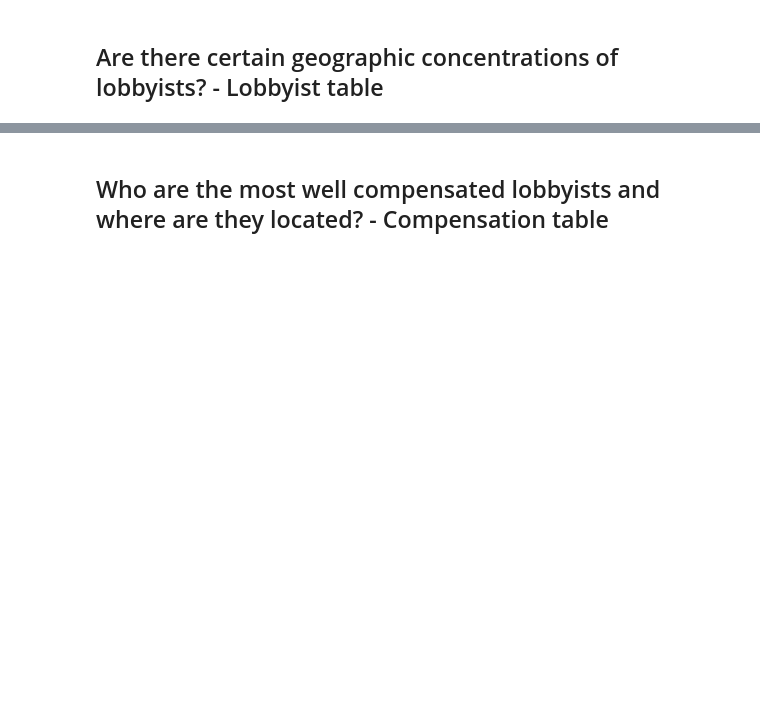
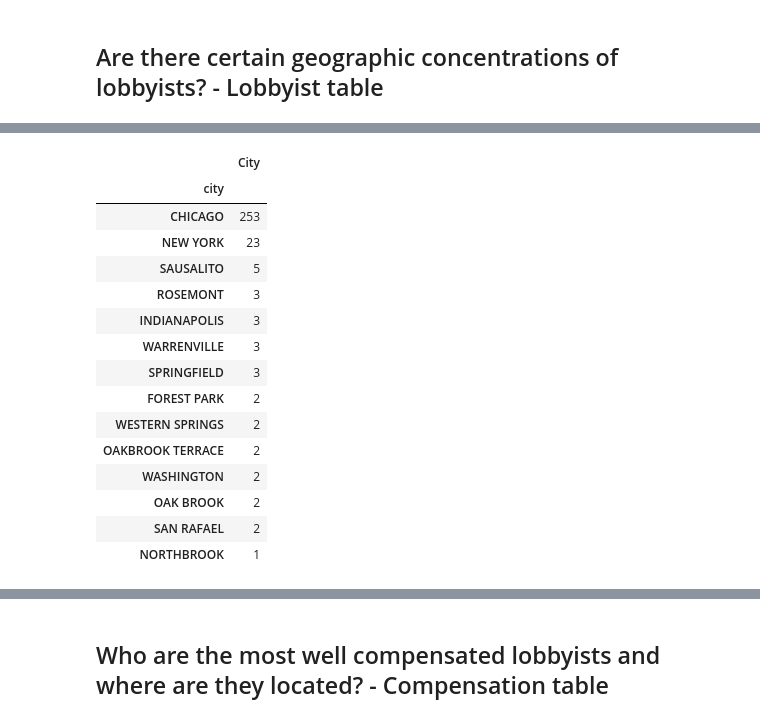
Before and after one commit to eabouche/group-project-3-lobbyist-analysis, a Jupyter notebook: Lobbyist_ETL_and_Analysis.ipynb, the cells around one changed output, grey strips where cells are left out. Saved outputs shown, nothing was run; the diff lists cells and outputs as text; code cells hidden in the pictures; blank space fills up the shorter version.

```diff
--- a/Lobbyist_ETL_and_Analysis.ipynb
+++ b/Lobbyist_ETL_and_Analysis.ipynb
@@ -433 +666,24 @@ top_20_df.head(20)
+# %%
+# Converting series above into dataframe
+
+chicago_lobbyists_concentration = {'City': top_20_df}
+chicago_lobbyists_concentration_df = pd.DataFrame(chicago_lobbyists_concentration)
+chicago_lobbyists_concentration_df.head(14)
+# %% [output]
+|  | City |
+| city |  |
+| CHICAGO | 253 |
+| NEW YORK | 23 |
+| SAUSALITO | 5 |
+| ROSEMONT | 3 |
+| INDIANAPOLIS | 3 |
+| WARRENVILLE | 3 |
+| SPRINGFIELD | 3 |
+| FOREST PARK | 2 |
+| WESTERN SPRINGS | 2 |
+| OAKBROOK TERRACE | 2 |
+| WASHINGTON | 2 |
+| OAK BROOK | 2 |
+| SAN RAFAEL | 2 |
+| NORTHBROOK | 1 |
 # %%
```
Also changed, not shown: parts of 47 cells of this notebook, 5 other files.
